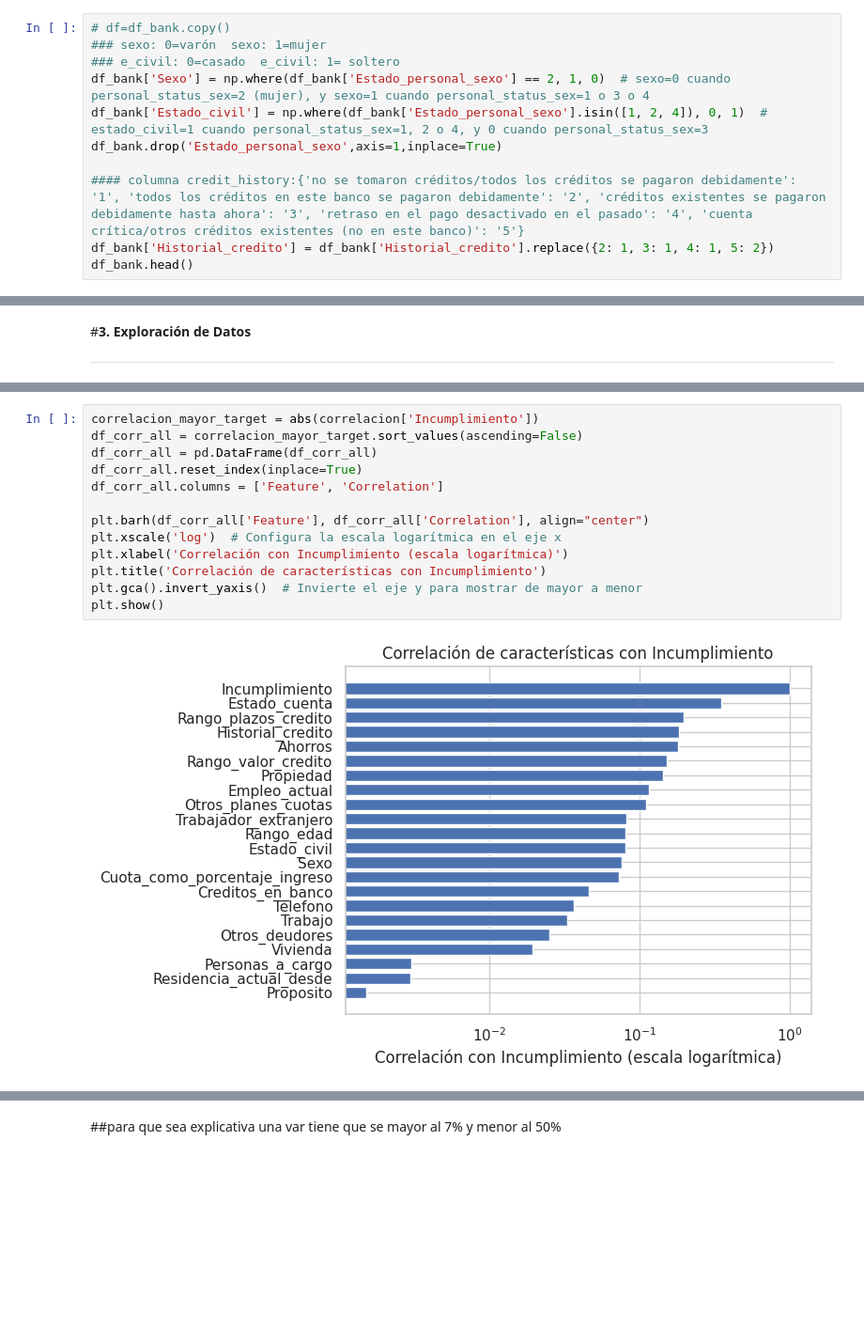
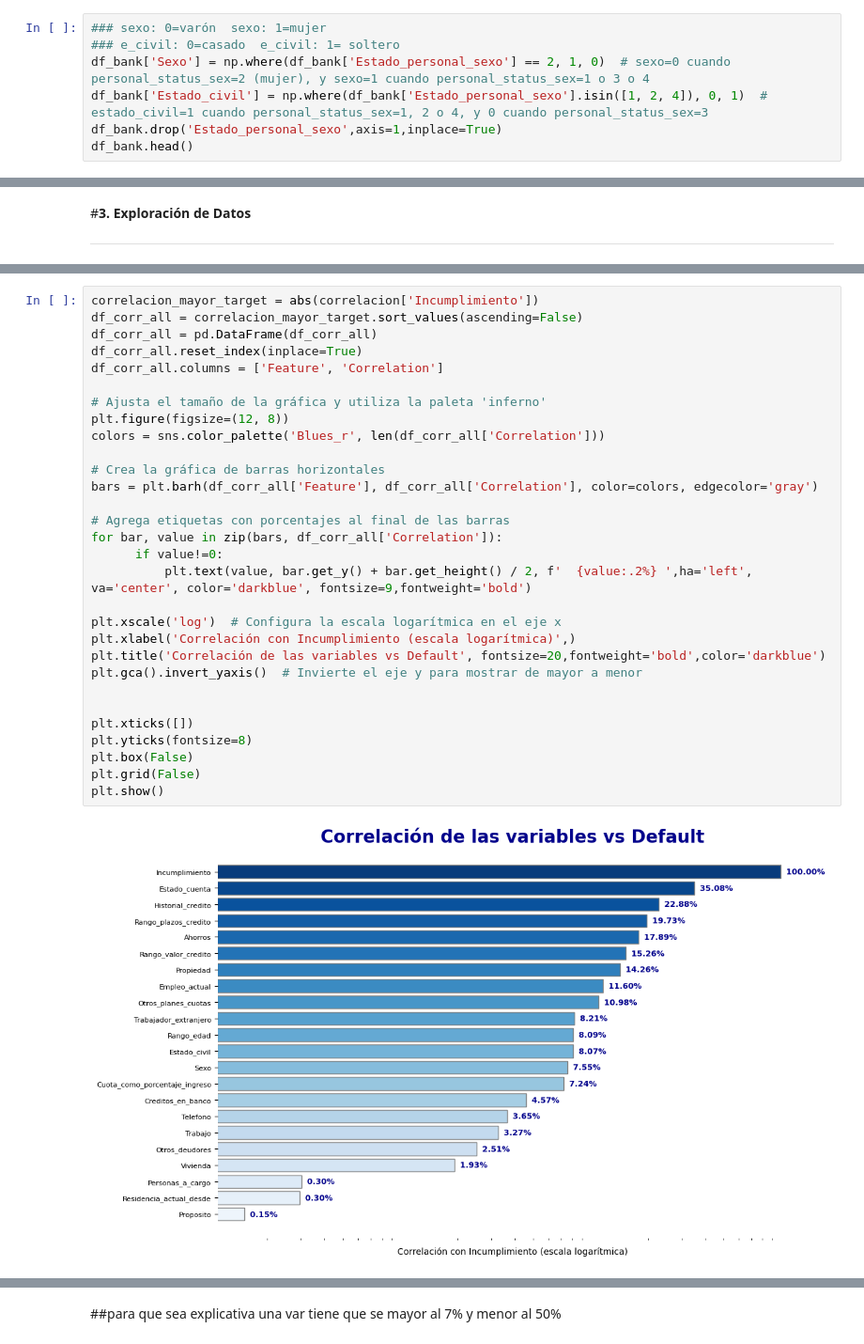
Before and after one commit to JulioLaz/credit_scoring_predict, a Jupyter notebook: Credit_Scoring_Prediction_final.ipynb, the cells around one changed output, grey strips where cells are left out. Shown at 94% size. Saved outputs shown, nothing was run; the diff lists cells and outputs as text; blank space fills up the shorter version.

```diff
--- a/Credit_Scoring_Prediction_final.ipynb
+++ b/Credit_Scoring_Prediction_final.ipynb
@@ -296,13 +271,9 @@ len(df_bank.columns)
 # %%
-# df=df_bank.copy()
 ### sexo: 0=varón  sexo: 1=mujer
 ### e_civil: 0=casado  e_civil: 1= soltero
 df_bank['Sexo'] = np.where(df_bank['Estado_personal_sexo'] == 2, 1, 0)  # sexo=0 cuando personal_status_sex=2 (mujer), y sexo=1 cuando personal_status_sex=1 o 3 o 4
 df_bank['Estado_civil'] = np.where(df_bank['Estado_personal_sexo'].isin([1, 2, 4]), 0, 1)  # estado_civil=1 cuando personal_status_sex=1, 2 o 4, y 0 cuando personal_status_sex=3
 df_bank.drop('Estado_personal_sexo',axis=1,inplace=True)
-
-#### columna credit_history:{'no se tomaron créditos/todos los créditos se pagaron debidamente': '1', 'todos los créditos en este banco se pagaron debidamente': '2', 'créditos existentes se pagaron debidamente hasta ahora': '3', 'retraso en el pago desactivado en el pasado': '4', 'cuenta crítica/otros créditos existentes (no en este banco)': '5'}
-df_bank['Historial_credito'] = df_bank['Historial_credito'].replace({2: 1, 3: 1, 4: 1, 5: 2})
 df_bank.head()
 # %% [output]
 |  | Incumplimiento | Estado_cuenta | Historial_credito | Proposito | Ahorros | Empleo_actual | ... |
@@ -659,15 +697,32 @@ df_corr_all
 # %%
 correlacion_mayor_target = abs(correlacion['Incumplimiento'])
 df_corr_all = correlacion_mayor_target.sort_values(ascending=False)
 df_corr_all = pd.DataFrame(df_corr_all)
 df_corr_all.reset_index(inplace=True)
 df_corr_all.columns = ['Feature', 'Correlation']
 
-plt.barh(df_corr_all['Feature'], df_corr_all['Correlation'], align="center")
+# Ajusta el tamaño de la gráfica y utiliza la paleta 'inferno'
+plt.figure(figsize=(12, 8))
+colors = sns.color_palette('Blues_r', len(df_corr_all['Correlation']))
+
+# Crea la gráfica de barras horizontales
+bars = plt.barh(df_corr_all['Feature'], df_corr_all['Correlation'], color=colors, edgecolor='gray')
+
+# Agrega etiquetas con porcentajes al final de las barras
+for bar, value in zip(bars, df_corr_all['Correlation']):
+      if value!=0:
+          plt.text(value, bar.get_y() + bar.get_height() / 2, f'  {value:.2%} ',ha='left', va='center', color='darkblue', fontsize=9,fontweight='bold')
+
 plt.xscale('log')  # Configura la escala logarítmica en el eje x
-plt.xlabel('Correlación con Incumplimiento (escala logarítmica)')
-plt.title('Correlación de características con Incumplimiento')
+plt.xlabel('Correlación con Incumplimiento (escala logarítmica)',)
+plt.title('Correlación de las variables vs Default', fontsize=20,fontweight='bold',color='darkblue')
 plt.gca().invert_yaxis()  # Invierte el eje y para mostrar de mayor a menor
+
+
+plt.xticks([])
+plt.yticks(fontsize=8)
+plt.box(False)
+plt.grid(False)
 plt.show()
 # %% [output]
-[figure, old version]
+[figure, new version]
```
Also changed, not shown: parts of 147 cells of this notebook.
